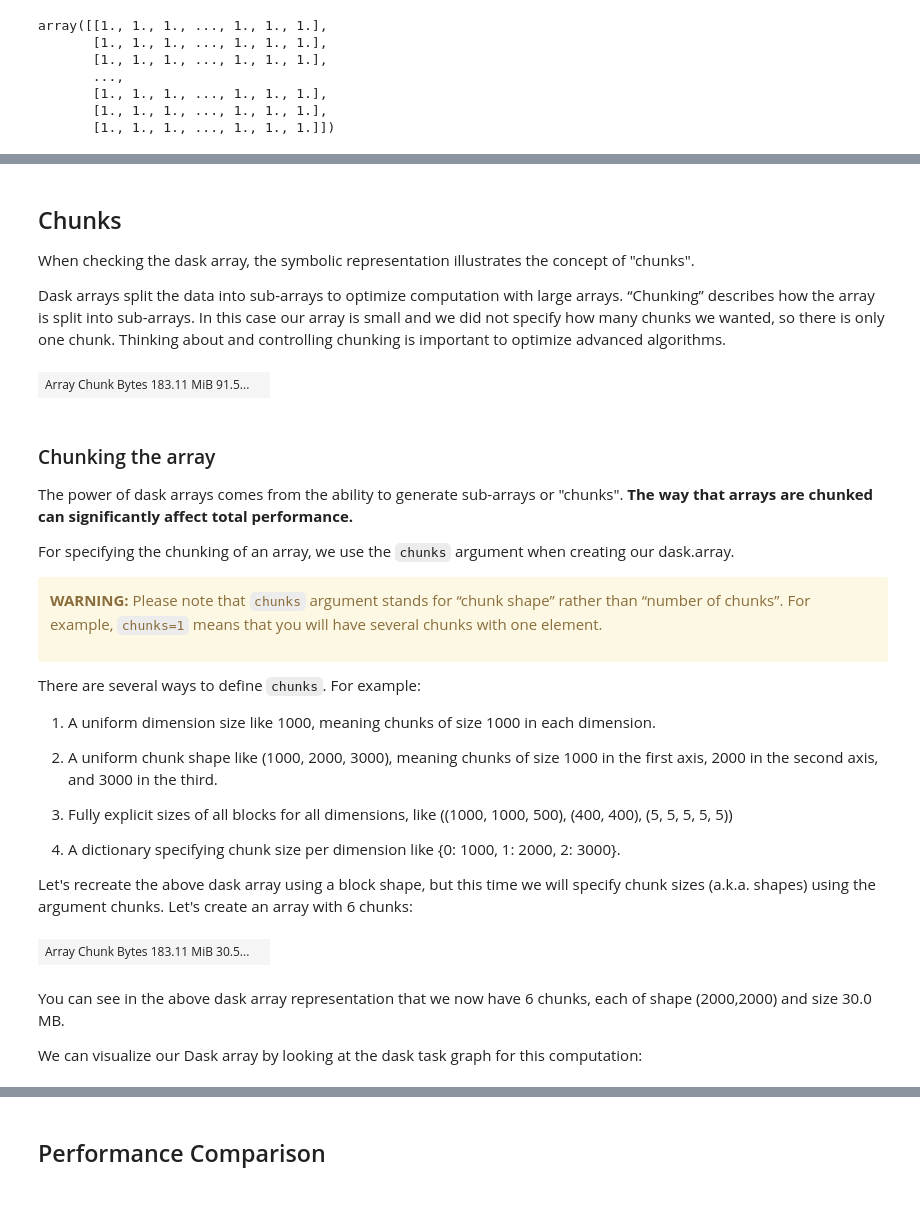
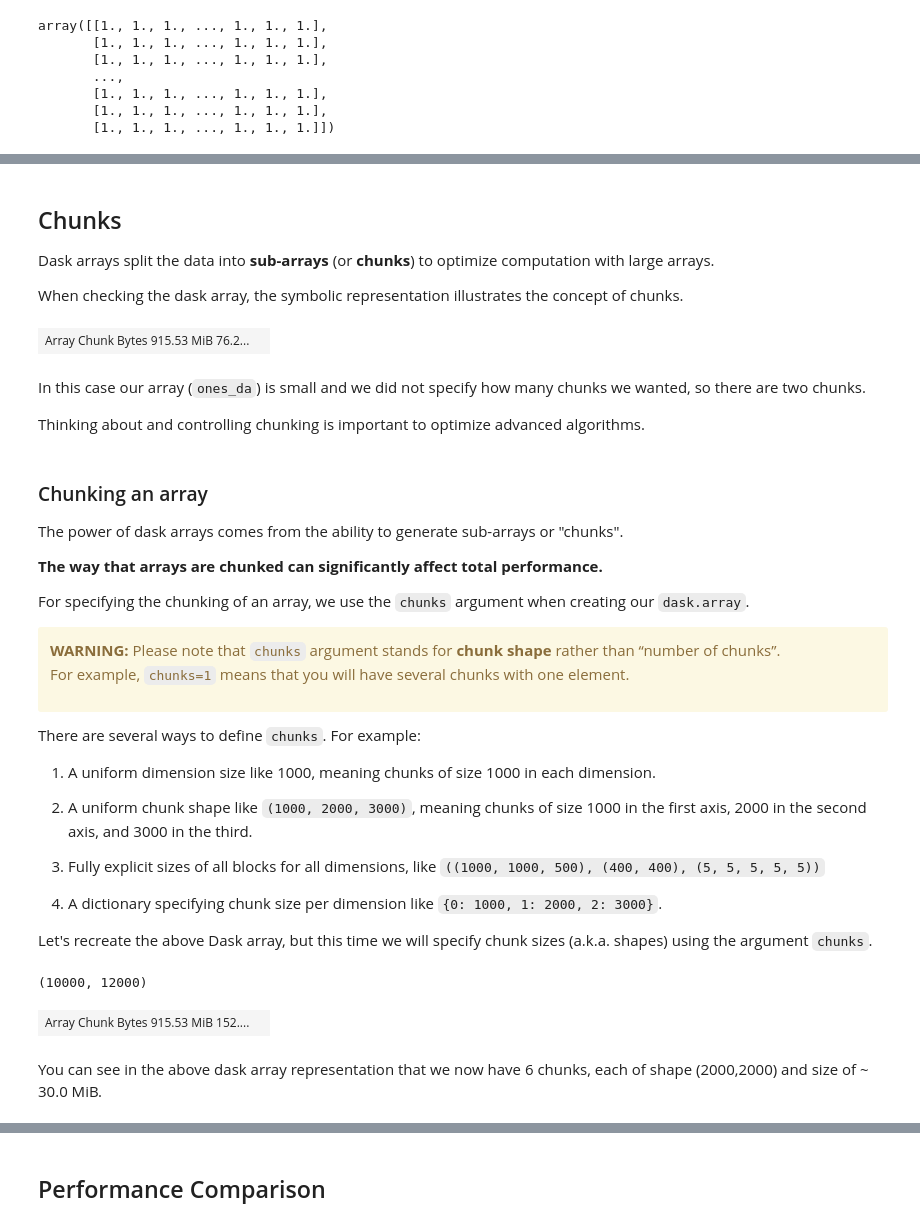
Before and after one commit to NCAR/dask-tutorial, a Jupyter notebook: notebooks/01-dask-array.ipynb, the cells around one changed output, grey strips where cells are left out. Cells and saved outputs as stored; diff of their text form; code cells hidden in the pictures.

```diff
--- a/notebooks/01-dask-array.ipynb
+++ b/notebooks/01-dask-array.ipynb
@@ -70,7 +116,5 @@ Let's start by creating a NumPy array of ones:
 # %%
-import numpy as np
-
-shape = (4000,6000)
+shape = (10000,12000)
 
 ones_np = np.ones(shape)
 ones_np
@@ -172,42 +197,52 @@ Size of Dask dataset:  192.00 MB
 # %% [markdown]
 ## Chunks
-When checking the dask array, the symbolic representation illustrates the concept of "chunks".
+Dask arrays split the data into **sub-arrays** (or **chunks**) to optimize computation with large arrays.
 
-Dask arrays split the data into sub-arrays to optimize computation with large arrays.  “Chunking” describes how the array is split into sub-arrays. In this case our array is small and we did not specify how many chunks we wanted, so there is only one chunk. Thinking about and controlling chunking is important to optimize advanced algorithms.
+When checking the dask array, the symbolic representation illustrates the concept of chunks.
 # %%
 ones_da
 # %% [output]
-| Array Chunk Bytes 183.11 MiB 91.5... |  |
+| Array Chunk Bytes 915.53 MiB 76.2... |  |
+# %% [markdown]
+In this case our array (`ones_da`) is small and we did not specify how many chunks we wanted, so there are two chunks.
+
+Thinking about and controlling chunking is important to optimize advanced algorithms.
 # %% [markdown]
-### Chunking the array
-The power of dask arrays comes from the ability to generate sub-arrays or "chunks".  **The way that arrays are chunked can significantly affect total performance.**
+### Chunking an array
+The power of dask arrays comes from the ability to generate sub-arrays or "chunks".
 
-For specifying the chunking of an array, we use the `chunks` argument when creating our dask.array.
+**The way that arrays are chunked can significantly affect total performance.**
+
+For specifying the chunking of an array, we use the `chunks` argument when creating our `dask.array`.
 
 <div class="alert alert-block alert-warning">
 
-<b>WARNING:</b> Please note that `chunks` argument stands for “chunk shape” rather than “number of chunks”. For example, `chunks=1` means that you will have several chunks with one element.
+<b>WARNING:</b> Please note that `chunks` argument stands for **chunk shape** rather than “number of chunks”.
+For example, `chunks=1` means that you will have several chunks with one element.
 </div>
 
 There are several ways to define `chunks`. For example:
 
 1. A uniform dimension size like 1000, meaning chunks of size 1000 in each dimension.
 
-2. A uniform chunk shape like (1000, 2000, 3000), meaning chunks of size 1000 in the first axis, 2000 in the second axis, and 3000 in the third.
+2. A uniform chunk shape like `(1000, 2000, 3000)`, meaning chunks of size 1000 in the first axis, 2000 in the second axis, and 3000 in the third.
 
-3. Fully explicit sizes of all blocks for all dimensions, like ((1000, 1000, 500), (400, 400), (5, 5, 5, 5, 5))
+3. Fully explicit sizes of all blocks for all dimensions, like `((1000, 1000, 500), (400, 400), (5, 5, 5, 5, 5))`
 
-4. A dictionary specifying chunk size per dimension like {0: 1000, 1: 2000, 2: 3000}.
+4. A dictionary specifying chunk size per dimension like `{0: 1000, 1: 2000, 2: 3000}`.
 
-Let's recreate the above dask array using a block shape, but this time we will specify chunk sizes (a.k.a. shapes) using the argument chunks. Let's create an array with 6 chunks:
+
+Let's recreate the above Dask array, but this time we will specify chunk sizes (a.k.a. shapes) using the argument `chunks`.
+# %%
+shape
+# %% [output]
+(10000, 12000)
 # %%
 # create dask array with 6 chunks
-chunk_shape = (2000,2000)
+chunk_shape = (5000,4000)
 ones_da = da.ones(shape,chunks=chunk_shape)
 ones_da
 # %% [output]
-| Array Chunk Bytes 183.11 MiB 30.5... |  |
+| Array Chunk Bytes 915.53 MiB 152.... |  |
 # %% [markdown]
-You can see in the above dask array representation that we now have 6 chunks, each of shape (2000,2000) and size 30.0 MB.
-
-We can visualize our Dask array by looking at the dask task graph for this computation:
+You can see in the above dask array representation that we now have 6 chunks, each of shape (2000,2000) and size of ~ 30.0 MiB.
```
Also changed, not shown: parts of 44 cells of this notebook.
